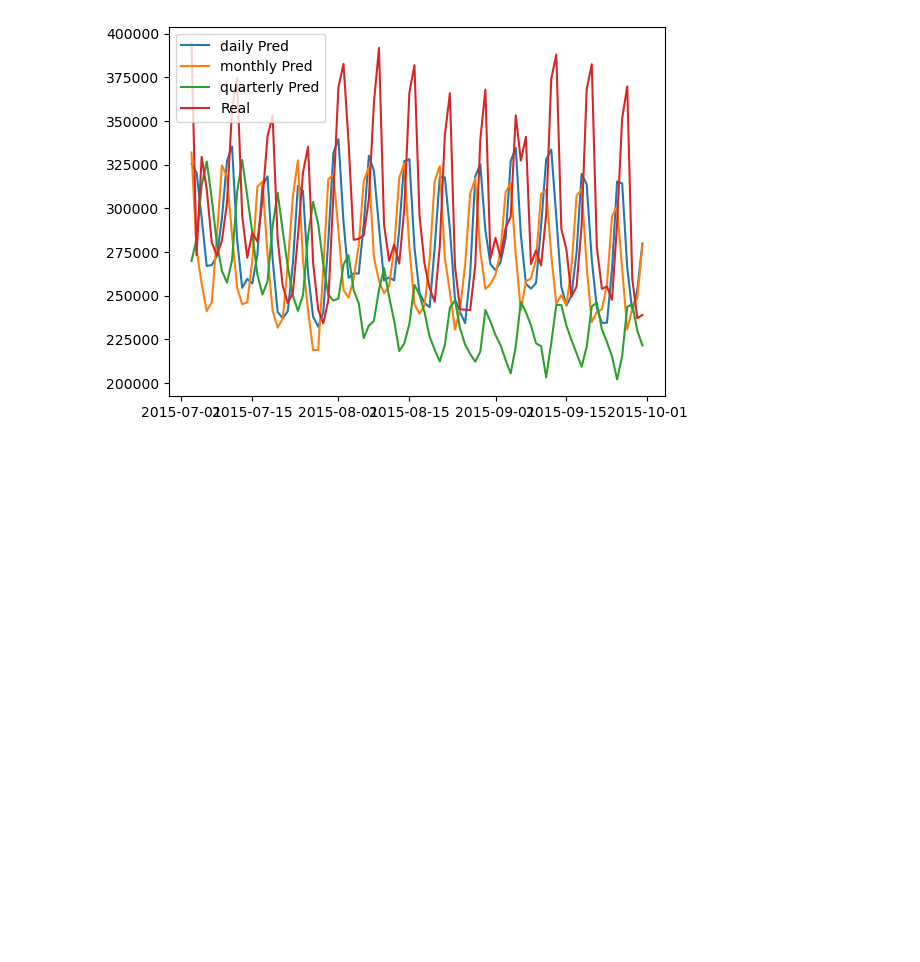
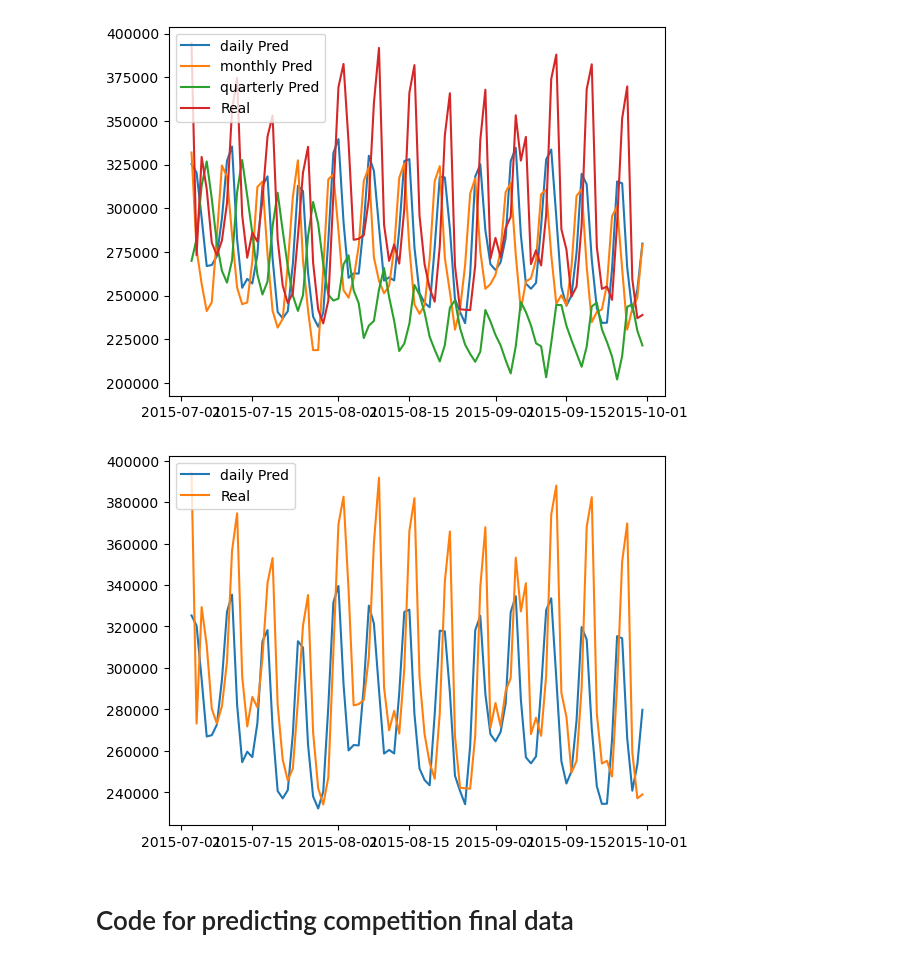
Before and after one commit to davidavivb/AdvancedML_Project, a Jupyter notebook: project.ipynb, the cells around one changed output. Cells and saved outputs as stored; diff of their text form; code cells hidden in the pictures; blank space fills up the shorter version.

```diff
--- a/project.ipynb
+++ b/project.ipynb
@@ -316,3 +323,25 @@ plt.legend()
 plt.show()
 # %% [output]
 [figure]
+# %%
+all_preds = {}
+for model_name in ['daily', ]:
+    combined = (pd.concat([store_results[s][model_name]
+                           for s in store_results if s != 'All Stores'])
+                  .groupby('date')['pred_revenue']
+                  .sum()
+                  .reset_index())
+    all_preds[model_name] = combined
+
+# all_preds
+train, test_df, date = train_test_split_90(df[df['store_name'] == 'All Stores'])
+
+for period in all_preds:
+    plt.plot(all_preds[period]['date'], all_preds[period]['pred_revenue'], label = f'{period} Pred')
+plt.plot(test_df[test_df['store_name']== 'All Stores']['date'], test_df[test_df['store_name']== 'All Stores']['revenue'], label = 'Real')
+plt.legend()
+plt.show()
+# %% [output]
+[figure, added]
+# %% [markdown]
+# Code for predicting competition final data
```
Also changed, not shown: parts of 13 cells of this notebook.
